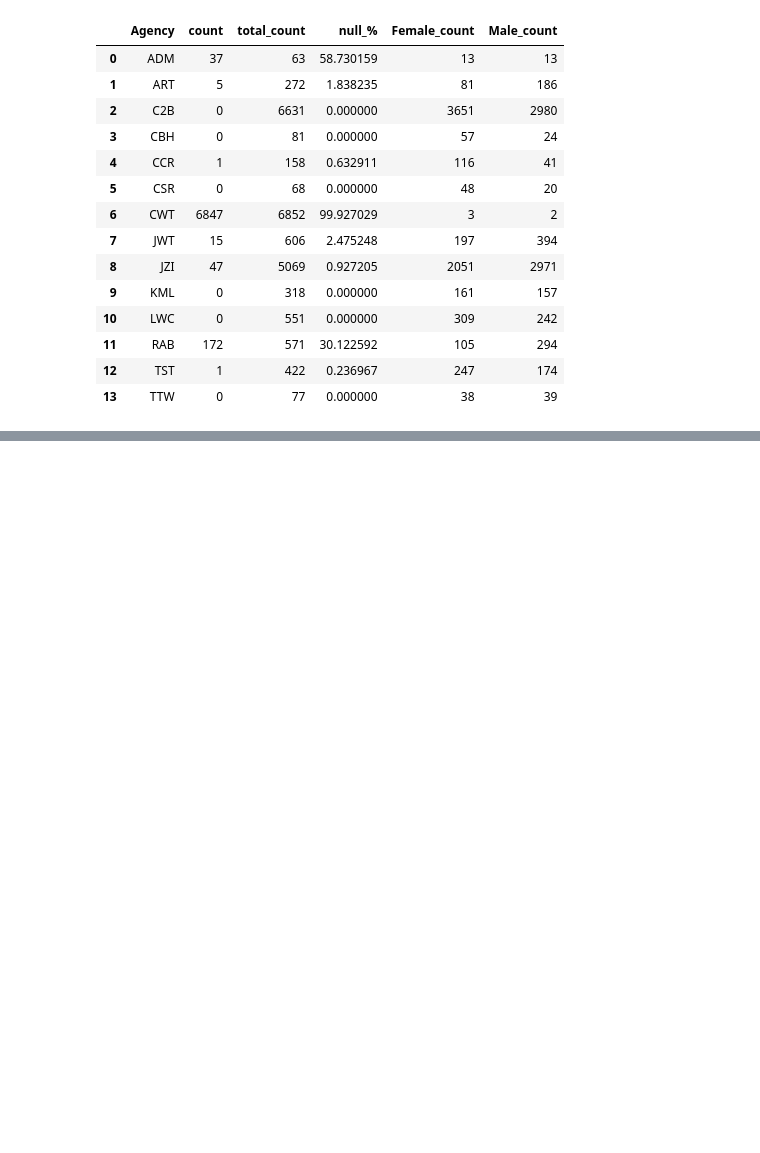
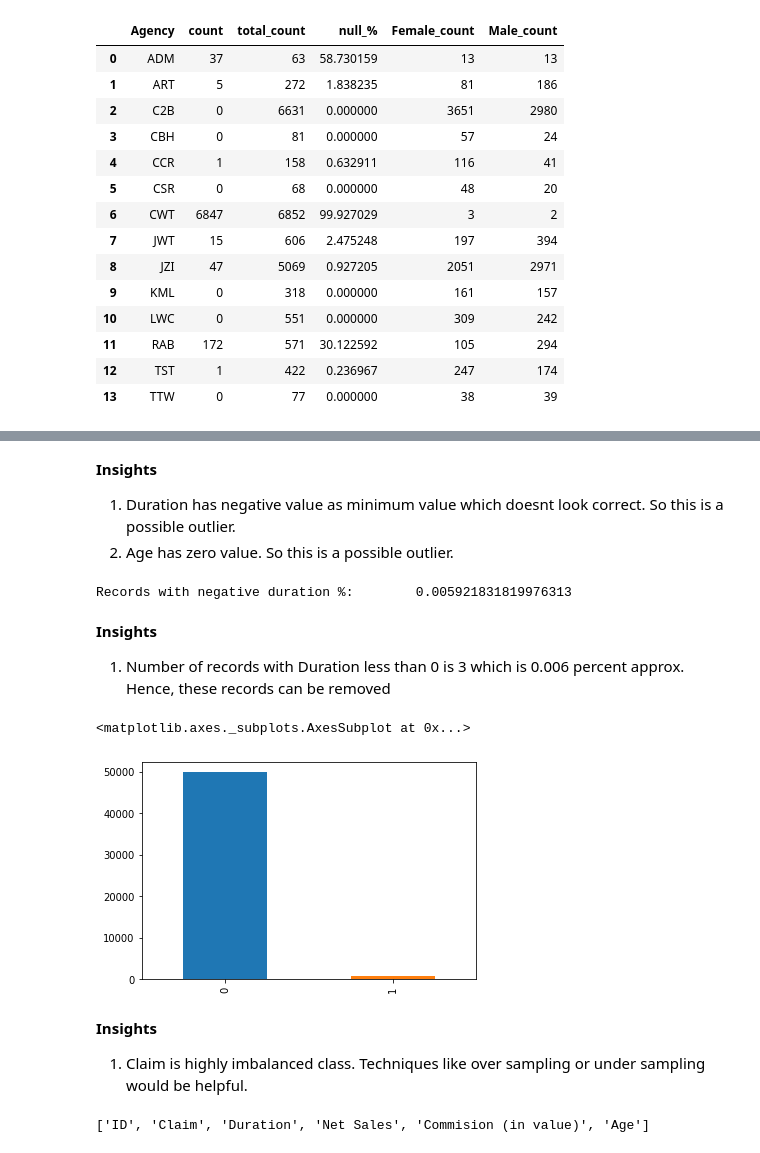
Before and after one commit to reshmastadas/Machine_Learning, a Jupyter notebook: insurance_risk_analysis/notebooks/Untitled1.ipynb, the cells around one changed output, grey strips where cells are left out. Saved outputs shown, nothing was run; the diff lists cells and outputs as text; code cells hidden in the pictures; blank space fills up the shorter version.

```diff
--- a/insurance_risk_analysis/notebooks/Untitled1.ipynb
+++ b/insurance_risk_analysis/notebooks/Untitled1.ipynb
@@ -207,0 +225,25 @@ group_by_null(df,'Agency','Gender')
+# %% [markdown]
+**Insights**
+1. Duration has negative value as minimum value which doesnt look correct. So this is a possible outlier.
+2. Age has zero value. So this is a possible outlier.
+# %%
+# % of rows with negetive duration is
+print('Records with negative duration %:\t',len(df[df['Duration'] < 0])/len(df)*100)
+# %% [output]
+Records with negative duration %:        0.005921831819976313
+# %% [markdown]
+**Insights**
+1. Number of records with Duration less than 0 is 3 which is 0.006 percent approx. Hence, these records can be removed
+# %%
+df['Claim'].value_counts().plot(kind='bar')
+# %% [output]
+<matplotlib.axes._subplots.AxesSubplot at 0x...>
+[figure, added]
+# %% [markdown]
+**Insights**
+1. Claim is highly imbalanced class. Techniques like over sampling or under sampling would be helpful.
+# %%
+numerical_cols = list(df._get_numeric_data().columns)
+numerical_cols
+# %% [output]
+['ID', 'Claim', 'Duration', 'Net Sales', 'Commision (in value)', 'Age']
```
Also changed, not shown: parts of 20 cells of this notebook.
